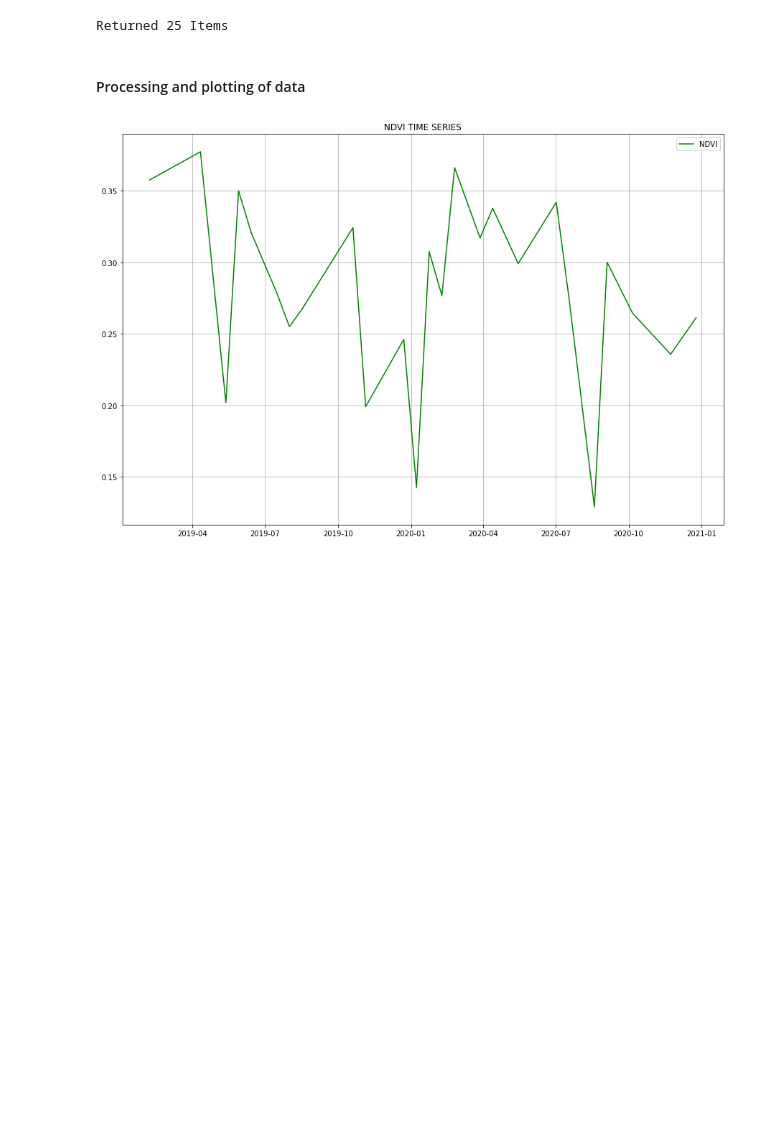
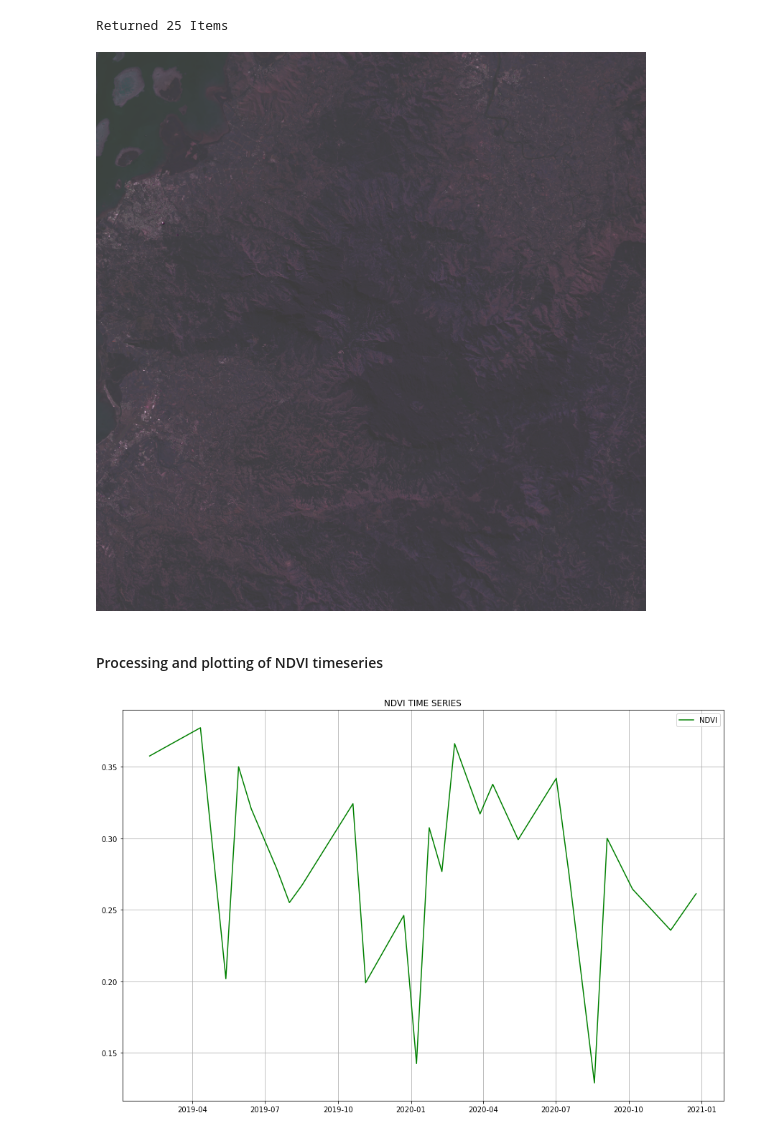
Before and after one commit to digitalearthpacific/DigitalEarthPacific, a Jupyter notebook: notebooks/dev/TimeSeries.ipynb, the cells around one changed output. Drawn from its saved outputs; the diff is of its cells as text; code cells hidden in the pictures; blank space fills up the shorter version.

```diff
--- a/notebooks/dev/TimeSeries.ipynb
+++ b/notebooks/dev/TimeSeries.ipynb
@@ -65,8 +65,22 @@ items = list(search.get_items())
 print(f"Returned {len(items)} Items")
 # %% [output]
 Returned 25 Items
+# %%
+least_cloudy_item = sorted(items, key=lambda item: eo.ext(item).cloud_cover)[0]
+red = get_band(least_cloudy_item, 'red')
+blue = get_band(least_cloudy_item, 'blue')
+green = get_band(least_cloudy_item, 'green')
+multiband_data = np.stack([red, blue, green])
+# %%
+rescaled = multiband_data.astype(float)
+min_value, max_value = rescaled.min(), rescaled.max()
+rescaled = ((rescaled - min_value) * 255) / (max_value - min_value)
+byte_data = rescaled.astype("ubyte")
+Image.fromarray(np.transpose(byte_data, axes=[1, 2, 0]))
+# %% [output]
+[figure, added]
 # %% [markdown]
-#### Processing and plotting of data
+#### Processing and plotting of NDVI timeseries
 # %%
 date = []
 mean_ndvi = []
```
Also changed, not shown: parts of 3 cells of this notebook.
